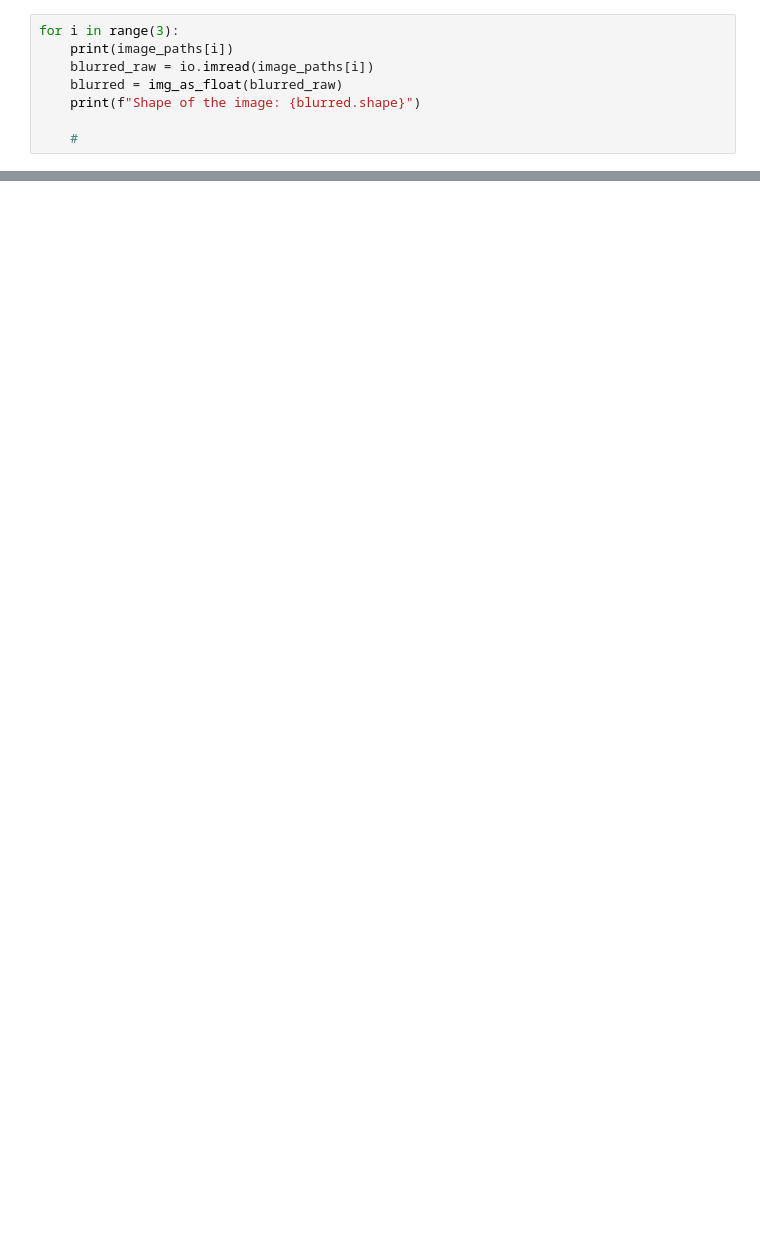
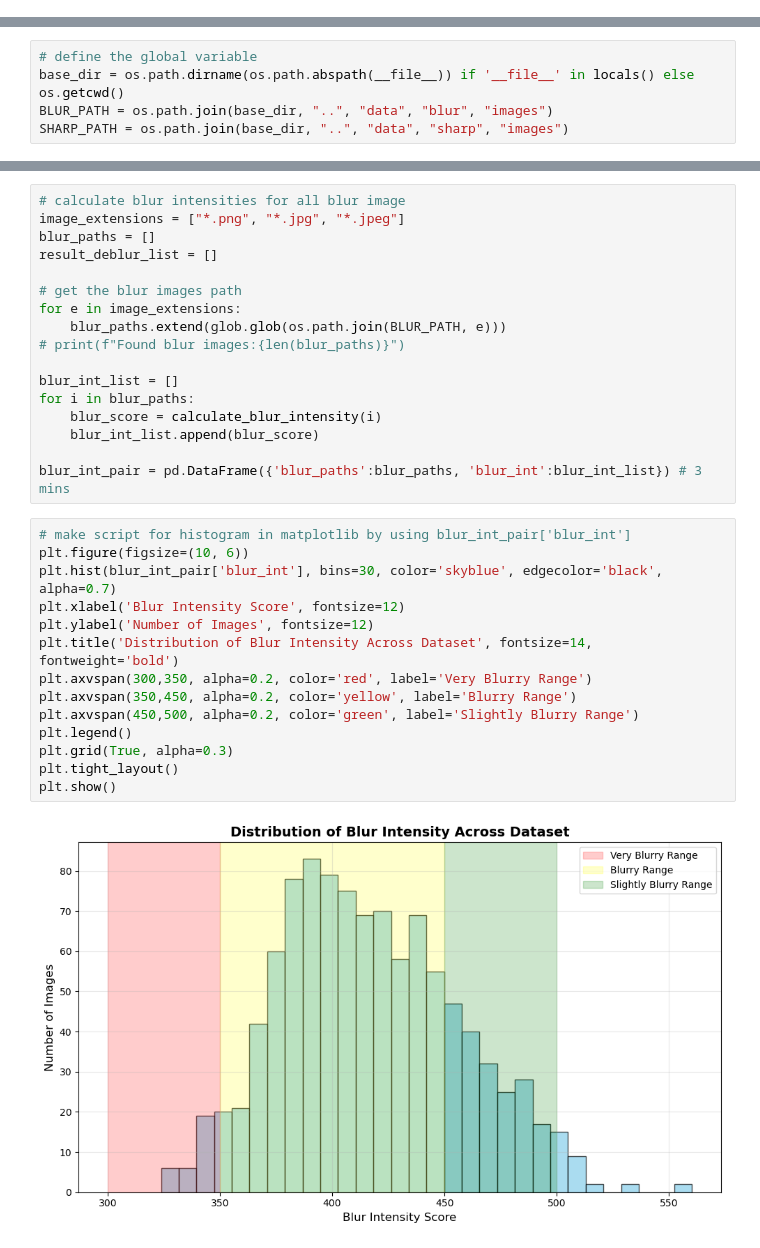
Before and after one commit to arifkuntow/computer_vision_assignment_1, a Jupyter notebook: notebooks/wiener_deblurring.ipynb, the cells around one changed output, grey strips where cells are left out. Saved outputs shown, nothing was run; the diff lists cells and outputs as text; blank space fills up the shorter version.

```diff
--- a/notebooks/wiener_deblurring.ipynb
+++ b/notebooks/wiener_deblurring.ipynb
@@ -101,8 +0,0 @@ blurred = img_as_float(blurred_raw) # to convert the image back to an unsigned 8
-# %%
-for i in range(3):
-    print(image_paths[i])
-    blurred_raw = io.imread(image_paths[i])
-    blurred = img_as_float(blurred_raw)
-    print(f"Shape of the image: {blurred.shape}")
-
-    #
@@ -187,0 +14,5 @@ print(f"  SSIM  : {ssim_val:.4f}")
+# %%
+# define the global variable
+base_dir = os.path.dirname(os.path.abspath(__file__)) if '__file__' in locals() else os.getcwd()
+BLUR_PATH = os.path.join(base_dir, "..", "data", "blur", "images")
+SHARP_PATH = os.path.join(base_dir, "..", "data", "sharp", "images")
@@ -187,0 +61,33 @@ print(f"  SSIM  : {ssim_val:.4f}")
+# %%
+# calculate blur intensities for all blur image
+image_extensions = ["*.png", "*.jpg", "*.jpeg"]
+blur_paths = []
+result_deblur_list = []
+
+# get the blur images path
+for e in image_extensions:
+    blur_paths.extend(glob.glob(os.path.join(BLUR_PATH, e)))
+# print(f"Found blur images:{len(blur_paths)}")
+
+blur_int_list = []
+for i in blur_paths:
+    blur_score = calculate_blur_intensity(i)
+    blur_int_list.append(blur_score)
+
+blur_int_pair = pd.DataFrame({'blur_paths':blur_paths, 'blur_int':blur_int_list}) # 3 mins
+# %%
+# make script for histogram in matplotlib by using blur_int_pair['blur_int']
+plt.figure(figsize=(10, 6))
+plt.hist(blur_int_pair['blur_int'], bins=30, color='skyblue', edgecolor='black', alpha=0.7)
+plt.xlabel('Blur Intensity Score', fontsize=12)
+plt.ylabel('Number of Images', fontsize=12)
+plt.title('Distribution of Blur Intensity Across Dataset', fontsize=14, fontweight='bold')
+plt.axvspan(300,350, alpha=0.2, color='red', label='Very Blurry Range')
+plt.axvspan(350,450, alpha=0.2, color='yellow', label='Blurry Range')
+plt.axvspan(450,500, alpha=0.2, color='green', label='Slightly Blurry Range')
+plt.legend()
+plt.grid(True, alpha=0.3)
+plt.tight_layout()
+plt.show()
+# %% [output]
+[figure, added]
```
Also changed, not shown: parts of 36 cells of this notebook, 1 other file.
